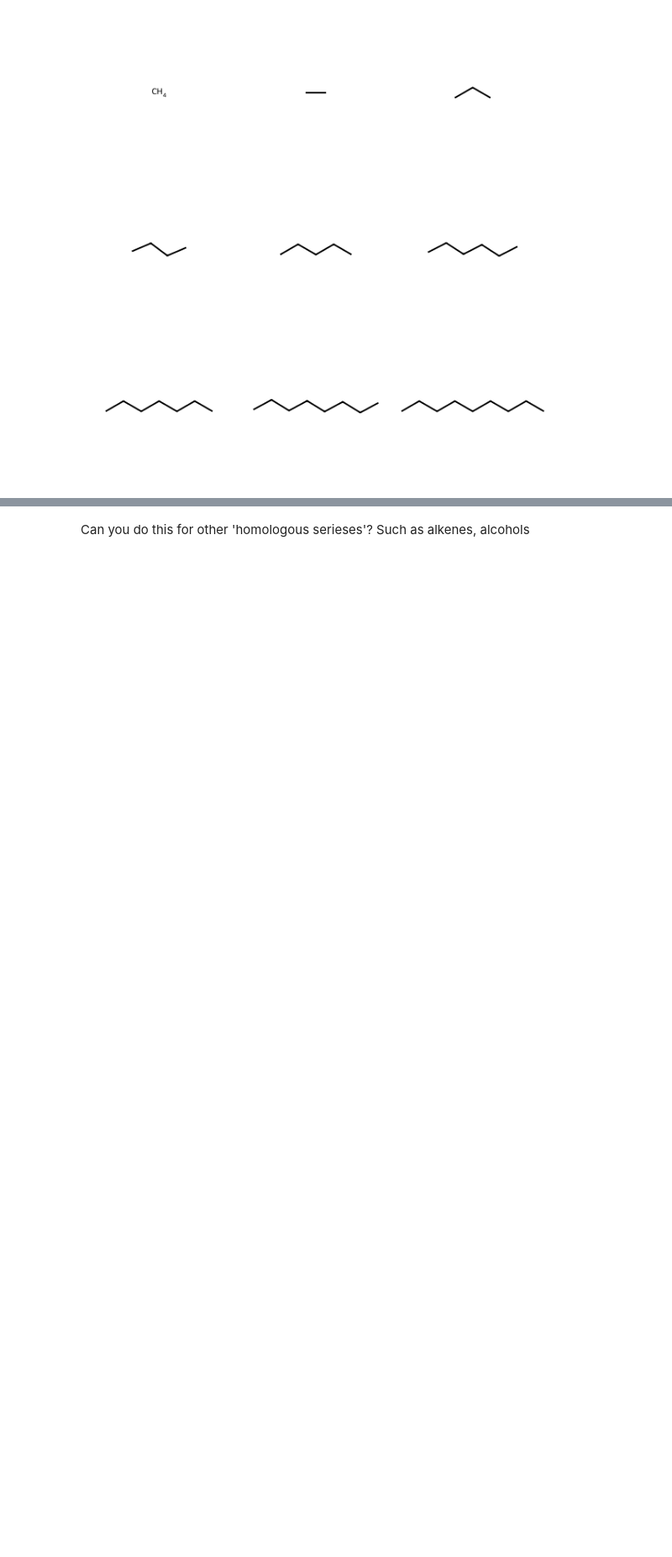
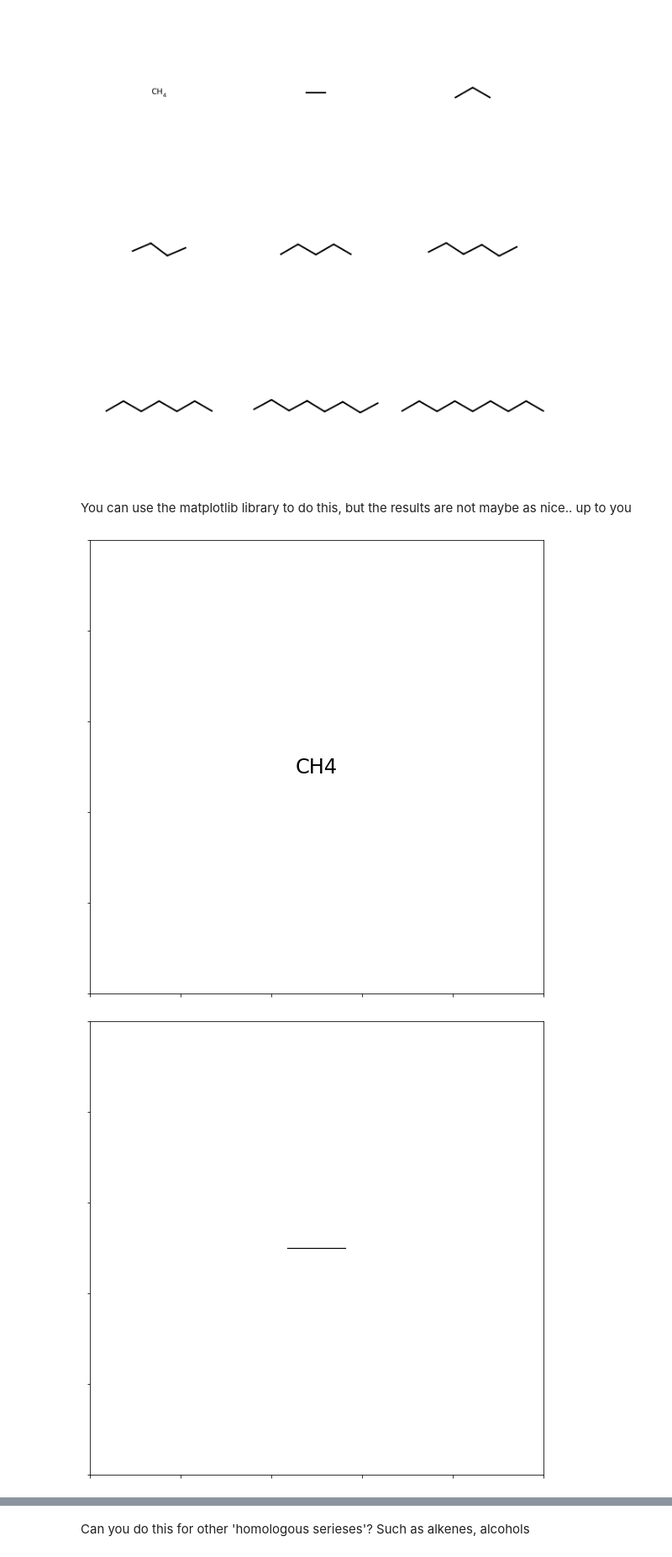
Before and after one commit to jogrundy/Wellington, a Jupyter notebook: Lesson_3_teachers.ipynb, the cells around one changed output, grey strips where cells are left out. Shown: that part at 84% size. Saved outputs shown, nothing was run; the diff lists cells and outputs as text; code cells hidden in the pictures; blank space fills up the shorter version.

```diff
--- a/Lesson_3_teachers.ipynb
+++ b/Lesson_3_teachers.ipynb
@@ -311,21 +319,21 @@ Note we need to import the libraries before we can use them.
 To Do:
 - fill in the comments to explain what each statement does
 # %%
-from rdkit import Chem
+import rdkit.Chem as rdc
 from rdkit.Chem.rdMolDescriptors import CalcExactMolWt, CalcMolFormula
-from rdkit.Chem import Draw
+
 
 # defining the number of carbons we will go up to
 n=7
 # making the first bit of the smiles string
 smile = 'O' # start string
 
-# Your comment here
+# For loop going from i = 0 to i = n-1
 for i in range(n):
     # this appends another C to the smiles string
     smile = smile + 'C'
     # This makes the molecule object
-    mol = Chem.MolFromSmiles(smile)
+    mol = rdc.MolFromSmiles(smile)
     # calculate weight and formula
     mw = CalcExactMolWt(mol)
     mf = CalcMolFormula(mol)
@@ -365,7 +374,7 @@ for i in range(n):
     # smile = 'C' +smile
     smile = smile + 'C'
 
-    mol = Chem.MolFromSmiles(smile)
+    mol = rdc.MolFromSmiles(smile)
     #
     mw = CalcExactMolWt(mol)
     mf = CalcMolFormula(mol)
@@ -385,7 +402,7 @@ smile = '' # empty string
 
 for i in range(n):
     smile = smile + 'C'
-    mol = Chem.MolFromSmiles(smile)
+    mol = rdc.MolFromSmiles(smile)
     mw = CalcExactMolWt(mol)
     mf = CalcMolFormula(mol)
     mw = round(mw, 2)
@@ -414,9 +433,21 @@ mols = []
 smile = '' # empty string
 for i in range(n):
     smile = smile + 'C' # Q1
-    mol = Chem.MolFromSmiles(smile) # Q2
+    mol = rdc.MolFromSmiles(smile) # Q2
     mols.append(mol)
 
-Draw.MolsToGridImage(mols)
+rdc.Draw.MolsToGridImage(mols)
 # %% [output]
 [figure]
+# %% [markdown]
+You can use the matplotlib library to do this, but the results are not maybe as nice.. up to you
+# %%
+n=9
+smile = '' # empty string
+for i in range(n):
+    smile = smile + 'C' # Q1
+    mol = rdc.MolFromSmiles(smile) # Q2
+    rdc.Draw.MolToMPL(mol)
+# %% [output]
+[figure, added]
+[figure, added]
```
Also changed, not shown: parts of 12 cells of this notebook, 2 other files.
